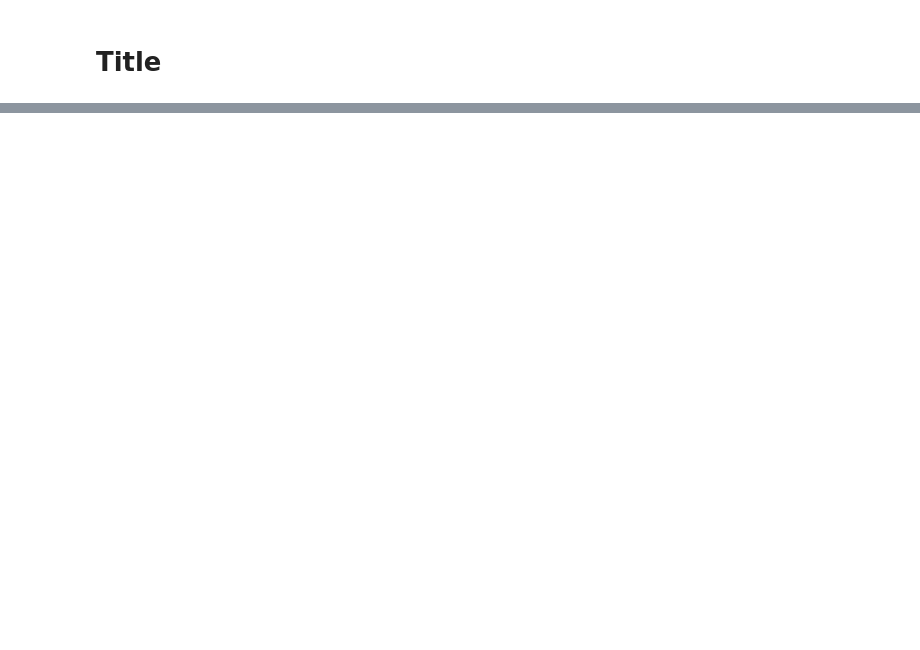
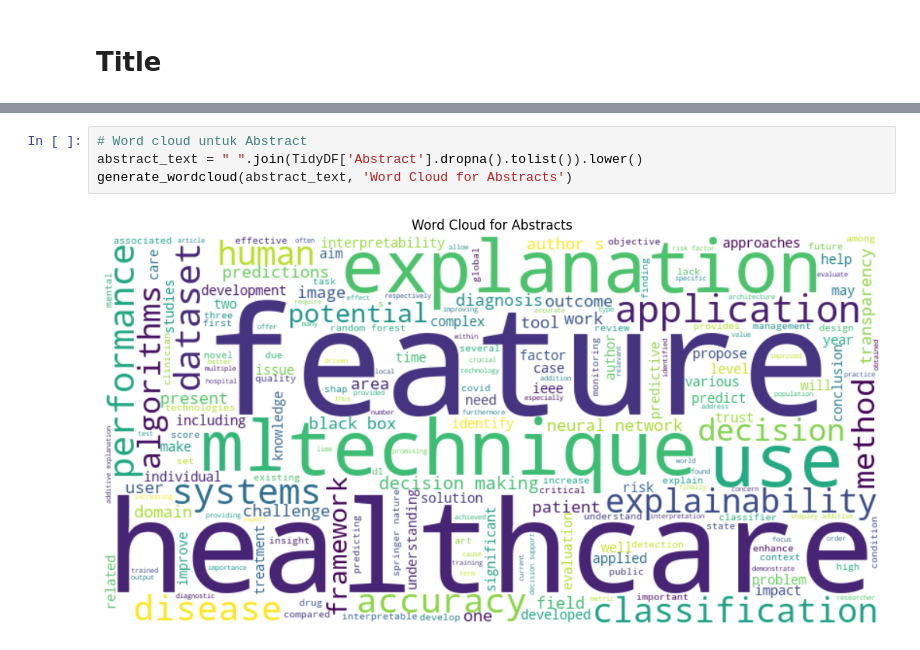
Before and after one commit to wtfish/XAI-Medical-Review, a Jupyter notebook: transform.ipynb, the cells around one changed output, grey strips where cells are left out. Drawn from its saved outputs; the diff is of its cells as text; blank space fills up the shorter version.

```diff
--- a/transform.ipynb
+++ b/transform.ipynb
@@ -278,0 +311,6 @@ pureDF.loc[pureDF["Abstract"].str.contains("review|survey|comparative|reviews|ed
+# %%
+# Word cloud untuk Abstract
+abstract_text = " ".join(TidyDF['Abstract'].dropna().tolist()).lower()
+generate_wordcloud(abstract_text, 'Word Cloud for Abstracts')
+# %% [output]
+[figure, added]
```
Also changed, not shown: parts of 5 cells of this notebook.
